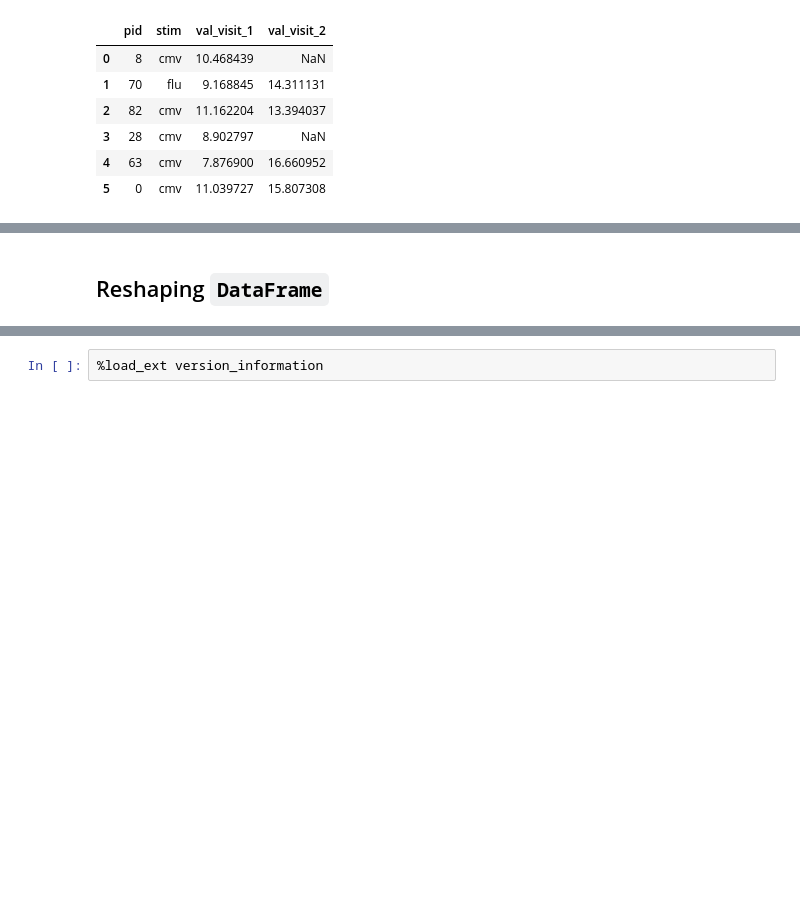
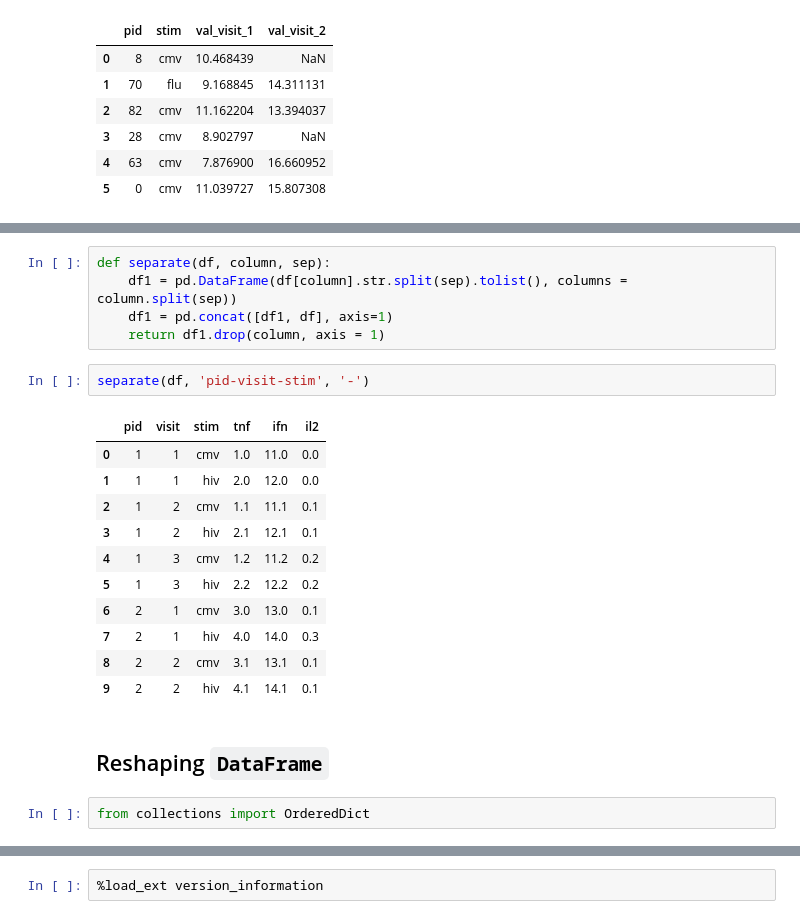
Before and after one commit to cliburn/cfar-data-workshop-2016, a Jupyter notebook: Introduction to Pandas.ipynb, the cells around one changed output, grey strips where cells are left out. Saved outputs shown, nothing was run; the diff lists cells and outputs as text; blank space fills up the shorter version.

```diff
--- a/Introduction to Pandas.ipynb
+++ b/Introduction to Pandas.ipynb
@@ -362,2 +400,23 @@ pd.merge(df1, df2, on = ['pid', 'stim'], how = 'outer', suffixes = ['_visit_1',
+# %%
+def separate(df, column, sep):
+    df1 = pd.DataFrame(df[column].str.split(sep).tolist(), columns = column.split(sep))
+    df1 = pd.concat([df1, df], axis=1)
+    return df1.drop(column, axis = 1)
+# %%
+separate(df, 'pid-visit-stim', '-')
+# %% [output]
+|  | pid | visit | stim | tnf | ifn | il2 |
+| 0 | 1 | 1 | cmv | 1.0 | 11.0 | 0.0 |
+| 1 | 1 | 1 | hiv | 2.0 | 12.0 | 0.0 |
+| 2 | 1 | 2 | cmv | 1.1 | 11.1 | 0.1 |
+| 3 | 1 | 2 | hiv | 2.1 | 12.1 | 0.1 |
+| 4 | 1 | 3 | cmv | 1.2 | 11.2 | 0.2 |
+| 5 | 1 | 3 | hiv | 2.2 | 12.2 | 0.2 |
+| 6 | 2 | 1 | cmv | 3.0 | 13.0 | 0.1 |
+| 7 | 2 | 1 | hiv | 4.0 | 14.0 | 0.3 |
+| 8 | 2 | 2 | cmv | 3.1 | 13.1 | 0.1 |
+| 9 | 2 | 2 | hiv | 4.1 | 14.1 | 0.1 |
 # %% [markdown]
 ## Reshaping `DataFrame`
+# %%
+from collections import OrderedDict
```
Also changed, not shown: parts of 61 cells of this notebook, 2 other files.
